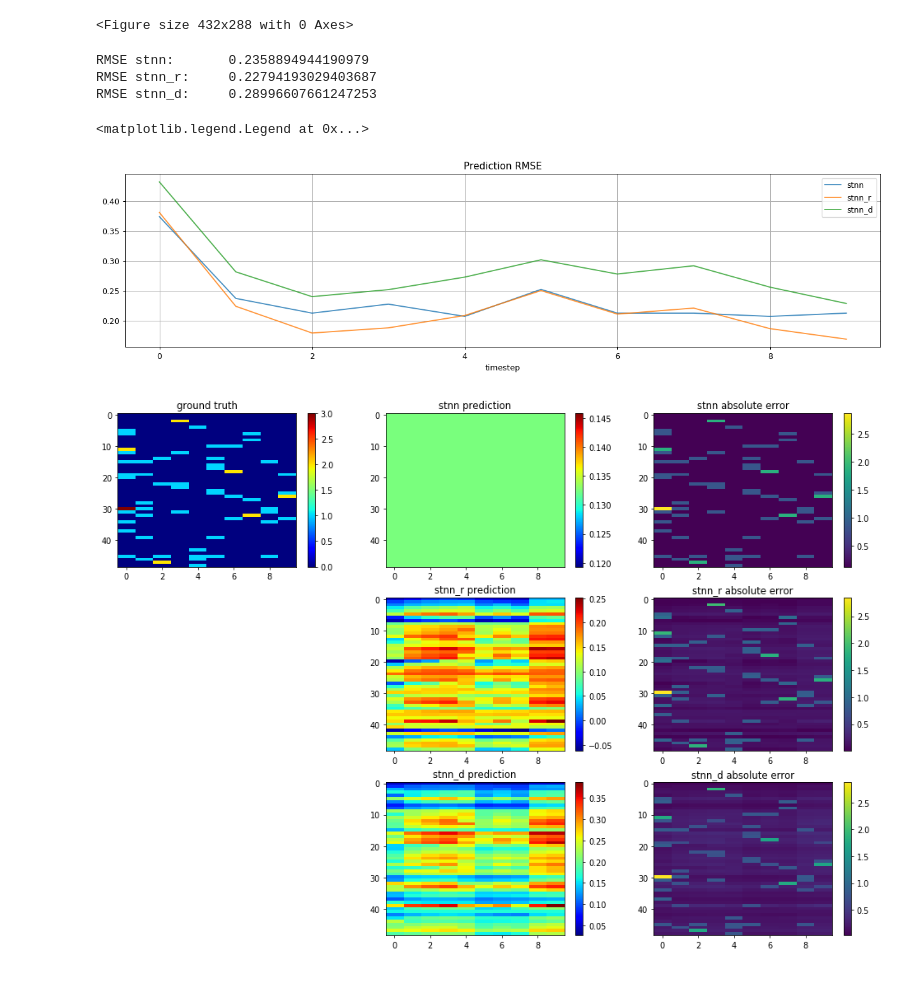
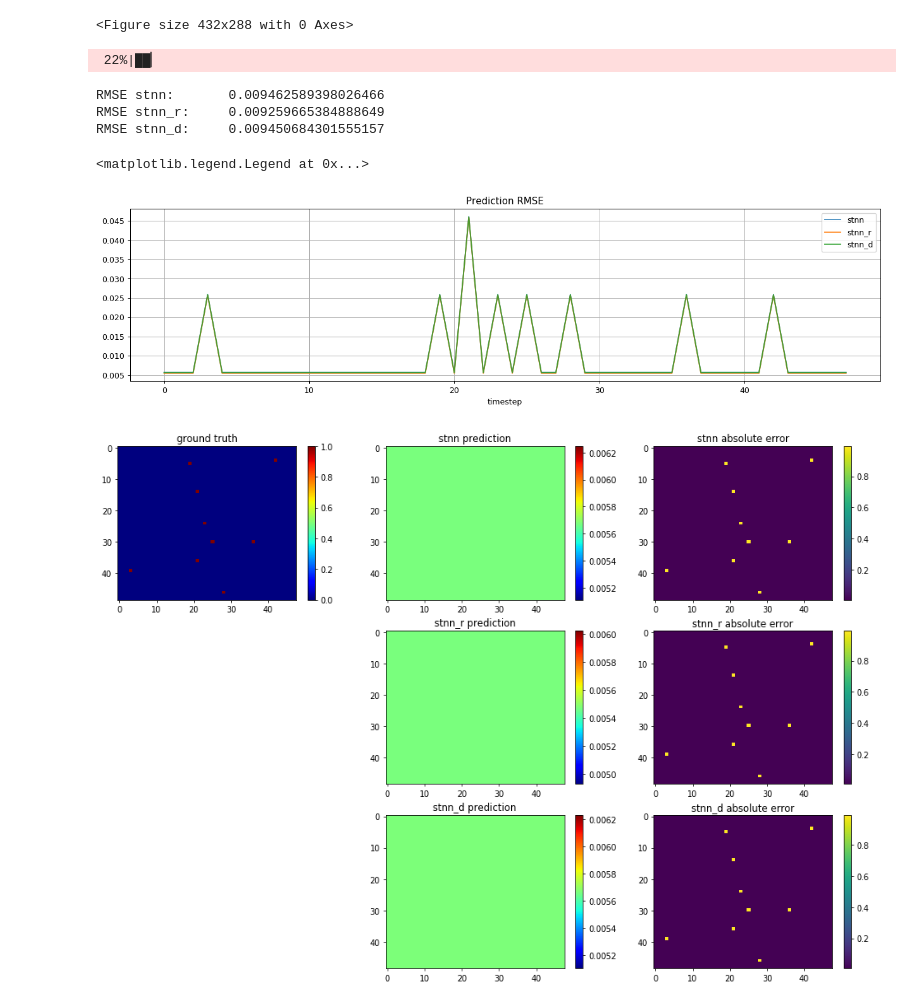
Before and after one commit to rdemedrano/RM-TFM-2019, a Jupyter notebook: xstnn/Prueba_ex.ipynb, the cells around one changed output. Saved outputs shown, nothing was run; the diff lists cells and outputs as text; code cells hidden in the pictures.

Commit message:
Comienzo de la introducción de más componentes temporales en la XSTNN

```diff
--- a/xstnn/Prueba_ex.ipynb
+++ b/xstnn/Prueba_ex.ipynb
@@ -29,7 +29,9 @@ run train_xstnn.py --dataset crash_ex --outputdir output_crash_ex --manualSeed 2
 # %% [output]
 <Figure size 432x288 with 0 Axes>
 # %%
-run train_xstnn.py --dataset crash_ex --outputdir output_crash_ex --manualSeed 5718 --xp stnn_r --mode refine --patience 800 --l1_rel 1e-8 --nepoch 5000
+run train_xstnn.py --dataset crash_ex --outputdir output_crash_ex --manualSeed 5718 --xp stnn_r --mode refine --patience 800 --l1_rel 1e-8 --nepoch 10000
+# %% [output]
+ 22%|██▏
 # %%
 run train_xstnn.py --dataset crash_ex --outputdir output_crash_ex --manualSeed 9690 --xp stnn_d --mode discover --patience 1000 --l1_rel 3e-6 --nepoch 7000
 # %%
@@ -41,7 +43,7 @@ for exp in exps:
         config = json.load(f)
     setup, (train_data, test_data), relations, (exogenous_train, exogenous_test) = dataset_factory(datadir, dataset, config['khop'])
 
-    model = SaptioTemporalNN(relations, exogenous_train, 49, 355, 1, 1, config['nz'], config['mode'], config['nhid'],
+    model = SaptioTemporalNN(relations, exogenous_train, 49, 1080, 1, 1, config['nz'], config['mode'], config['nhid'],
                              config['nlayers'], config['dropout_f'], config['dropout_d'],
                              config['activation'], config['periode'])
     state_dict = torch.load(os.path.join(outputdir, exp, 'model.pt'), map_location=lambda storage, loc: storage)
@@ -53,30 +55,30 @@ for exp in exps:
     model = models[exp]
     model.eval()
     with torch.no_grad():
-        prediction, _ = model.generate(10, exogenous_train)
+        prediction, _ = model.generate(48, exogenous_train)
         predictions[exp] = prediction
         mse =  rmse(prediction, test_data)
     print('RMSE {}:\t'.format(exp), mse)
 # %% [output]
-RMSE stnn:       0.2358894944190979
-RMSE stnn_r:     0.22794193029403687
-RMSE stnn_d:     0.28996607661247253
+RMSE stnn:       0.009462589398026466
+RMSE stnn_r:     0.009259665384888649
+RMSE stnn_d:     0.009450684301555157
 # %%
 plt.figure('Test plots', figsize=(17, 4), dpi=90)
 for exp in exps:
     with open(os.path.join(outputdir, exp, 'logs.json'), 'r') as f:
         logs = json.load(f)
 
-    plt.plot([logs['test_epoch.ts.{}.rmse'.format(ts)][-1] for ts in range(10)], label=exp, alpha=0.8)
+    plt.plot([logs['test_epoch.ts.{}.rmse'.format(ts)][-1] for ts in range(48)], label=exp, alpha=0.8)
 
 plt.grid()
 plt.title('Prediction RMSE')
 plt.xlabel('timestep')
 plt.legend()
 #plt.savefig('prediction_RMSE2.png', dpi = 400)
 # %% [output]
 <matplotlib.legend.Legend at 0x...>
-[figure, old version]
+[figure, new version]
 # %%
 plt.figure('Results', figsize=(17, 12), dpi=70)
 
@@ -98,7 +100,7 @@ for i, exp in enumerate(exps):
 
 #plt.savefig('resultados2.png' ,dpi = 400)
 # %% [output]
-[figure, old version]
+[figure, new version]
 # %%
 plt.figure('Relations', figsize=(17, 4), dpi=70)
 
```
Also changed, not shown: parts of 2 cells of this notebook, 16 other files.
